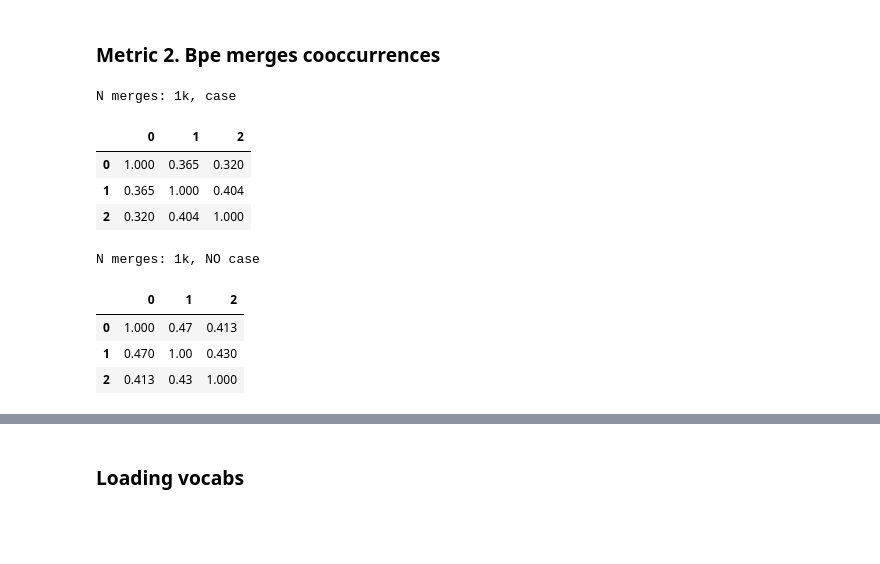
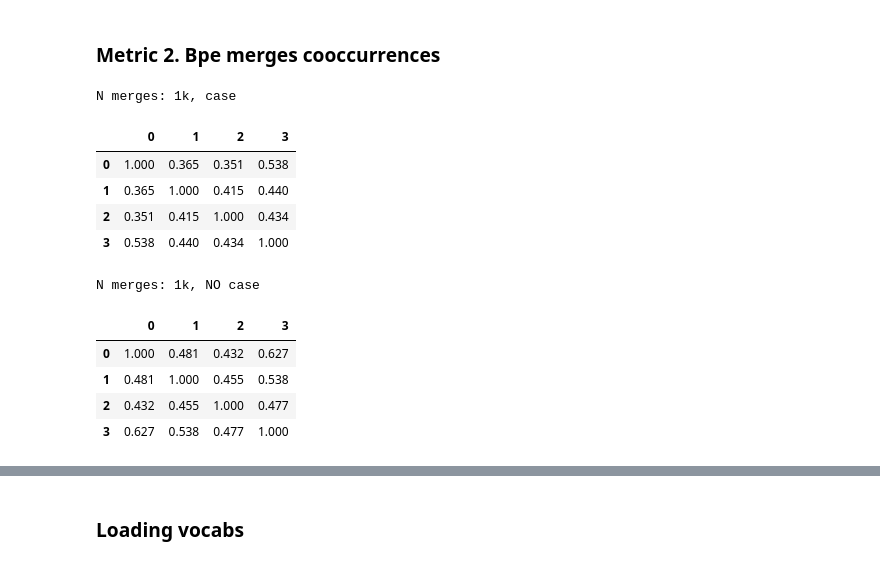
Before and after one commit to hlibbabii/log-recommender-dataprep, a Jupyter notebook: metrics/multilang.ipynb, the cells around one changed output, grey strips where cells are left out. Cells and saved outputs as stored; diff of their text form; code cells hidden in the pictures; blank space fills up the shorter version.

```diff
--- a/metrics/multilang.ipynb
+++ b/metrics/multilang.ipynb
@@ -37,3 +33,24 @@ c_nocase_merges = read_merges(c_nocase_merges_file)
+# %%
+import os
+from metrics.merge import read_merges
+
+from dataprep.config import USER_BPE_DIR
+
+N_MERGES = 10000
+
+def load_merges(dir, n_merges):
+    file = os.path.join(USER_BPE_DIR, f"{dir}/{n_merges}/merges.txt")
+    return read_merges(file)
+
+java_merges = load_merges("small_chunk_19-05-22T17-59-55", N_MERGES)
+python_merges = load_merges("python_19-05-20T00-48-25", N_MERGES)
+c_merges = load_merges("c_19-05-24T08-55-52", N_MERGES)
+multilang_merges = load_merges("multilang_19-05-31T17-50-18", N_MERGES)
+
+java_nocase_merges = load_merges("small_chunk_19-05-22T17-59-55_nocase", N_MERGES)
+python_nocase_merges = load_merges("python_19-05-20T00-48-25_nocase", N_MERGES)
+c_nocase_merges = load_merges("c_19-05-24T08-55-52_nocase", N_MERGES)
+multilang_nocase_merges = load_merges("multilang_19-05-31T17-50-18_nocase", N_MERGES)
 # %%
 print(f"N merges: {len(python_merges)}")
 python_merges[:10], python_nocase_merges[:10]
@@ -158,27 +228,35 @@ N merges: 10k, NO case
 # %% [markdown]
 ### Metric 2. Bpe merges cooccurrences
 # %%
+from metrics.matrix import cooccurence_matrix
+from pandas import DataFrame
+
 n_merges = 1000
 print(f"N merges: {n_merges//1000}k, case")
-lst = [java_merges[:n_merges], python_merges[:n_merges], c_merges[:n_merges]]
+lst = [java_merges[:n_merges], python_merges[:n_merges], c_merges[:n_merges], multilang_merges[:n_merges]]
 m = cooccurence_matrix(lst, lst)
 DataFrame(m).round(3)
 # %% [output]
 N merges: 1k, case
-|  | 0 | 1 | 2 |
-| 0 | 1.000 | 0.365 | 0.320 |
-| 1 | 0.365 | 1.000 | 0.404 |
-| 2 | 0.320 | 0.404 | 1.000 |
+|  | 0 | 1 | 2 | 3 |
+| 0 | 1.000 | 0.365 | 0.351 | 0.538 |
+| 1 | 0.365 | 1.000 | 0.415 | 0.440 |
+| 2 | 0.351 | 0.415 | 1.000 | 0.434 |
+| 3 | 0.538 | 0.440 | 0.434 | 1.000 |
 # %%
+from metrics.matrix import cooccurence_matrix
+from pandas import DataFrame
+
 n_merges = 1000
 print(f"N merges: {n_merges//1000}k, NO case")
-lst = [java_nocase_merges[:n_merges], python_nocase_merges[:n_merges], c_nocase_merges[:n_merges]]
+lst = [java_nocase_merges[:n_merges], python_nocase_merges[:n_merges], c_nocase_merges[:n_merges], multilang_nocase_merges[:n_merges]]
 m = cooccurence_matrix(lst, lst)
 DataFrame(m).round(3)
 # %% [output]
 N merges: 1k, NO case
-|  | 0 | 1 | 2 |
-| 0 | 1.000 | 0.47 | 0.413 |
-| 1 | 0.470 | 1.00 | 0.430 |
-| 2 | 0.413 | 0.43 | 1.000 |
+|  | 0 | 1 | 2 | 3 |
+| 0 | 1.000 | 0.481 | 0.432 | 0.627 |
+| 1 | 0.481 | 1.000 | 0.455 | 0.538 |
+| 2 | 0.432 | 0.455 | 1.000 | 0.477 |
+| 3 | 0.627 | 0.538 | 0.477 | 1.000 |
 # %%
```
Also changed, not shown: parts of 62 cells of this notebook, 1 other file.
